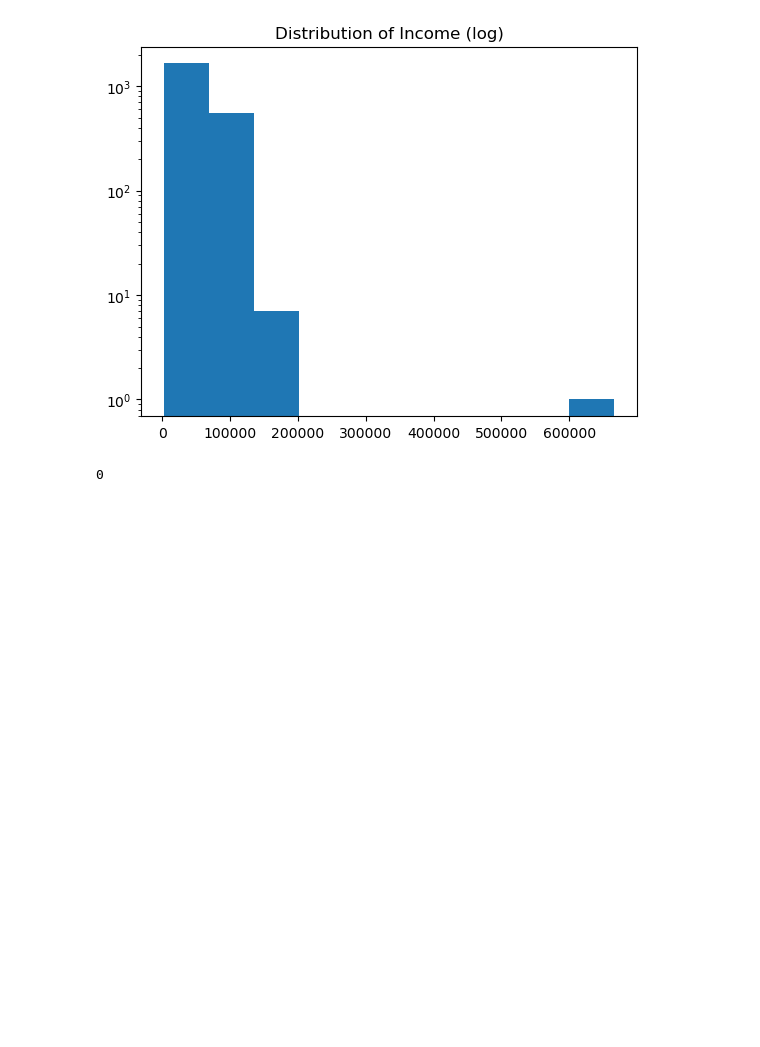
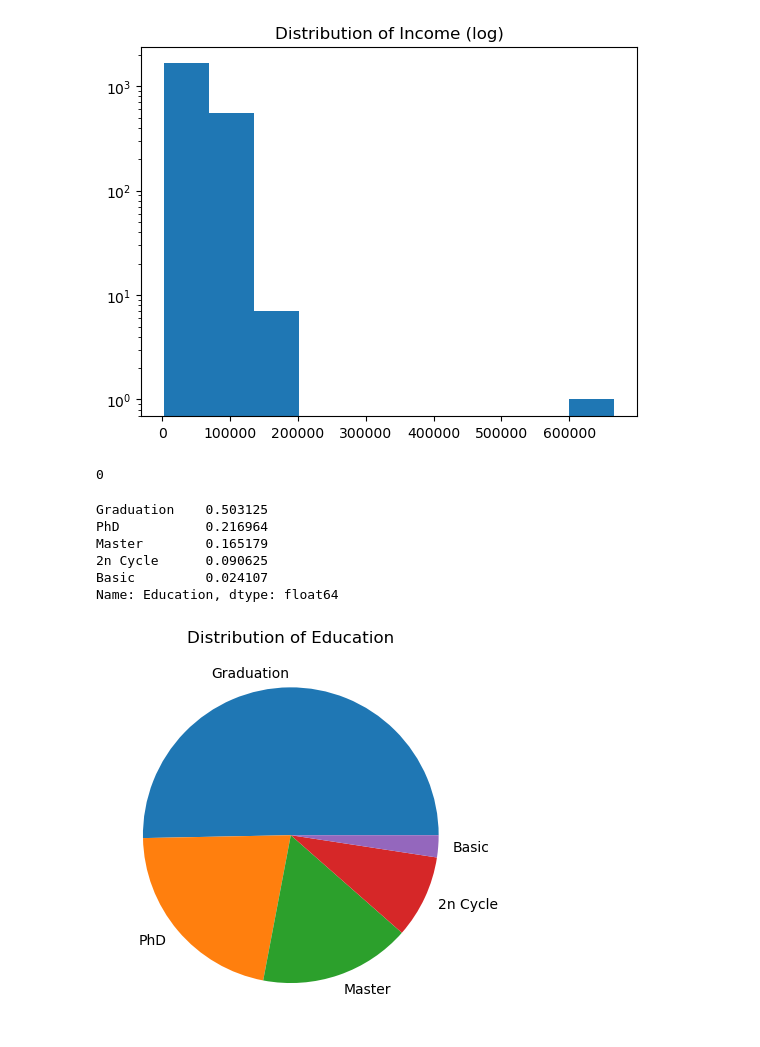
Before and after one commit to Vortexx2/customer-personality, a Jupyter notebook: main.ipynb, the cells around one changed output. Cells and saved outputs as stored; diff of their text form; code cells hidden in the pictures; blank space fills up the shorter version.

```diff
--- a/main.ipynb
+++ b/main.ipynb
@@ -53,3 +118,29 @@ data['Income'] = data['Income'].fillna(data['Income'].median())
 data['Income'].isnull().sum()
 # %% [output]
 0
+# %%
+# gets distribution of education in the dataset
+educations = data['Education'].value_counts(normalize=True)
+educations
+# %% [output]
+Graduation    0.503125
+PhD           0.216964
+Master        0.165179
+2n Cycle      0.090625
+Basic         0.024107
+Name: Education, dtype: float64
+# %%
+def plot_series_pie(series: pd.Series, plot_title=None):
+  """`series` should be normalised"""
+
+  series = series * 100
+  keys = series.keys()
+
+  if plot_title:
+    plt.title(plot_title)
+
+  plt.pie(series, labels=keys)
+
+plot_series_pie(educations, 'Distribution of Education')
+# %% [output]
+[figure, added]
```
Also changed, not shown: parts of 15 cells of this notebook.
